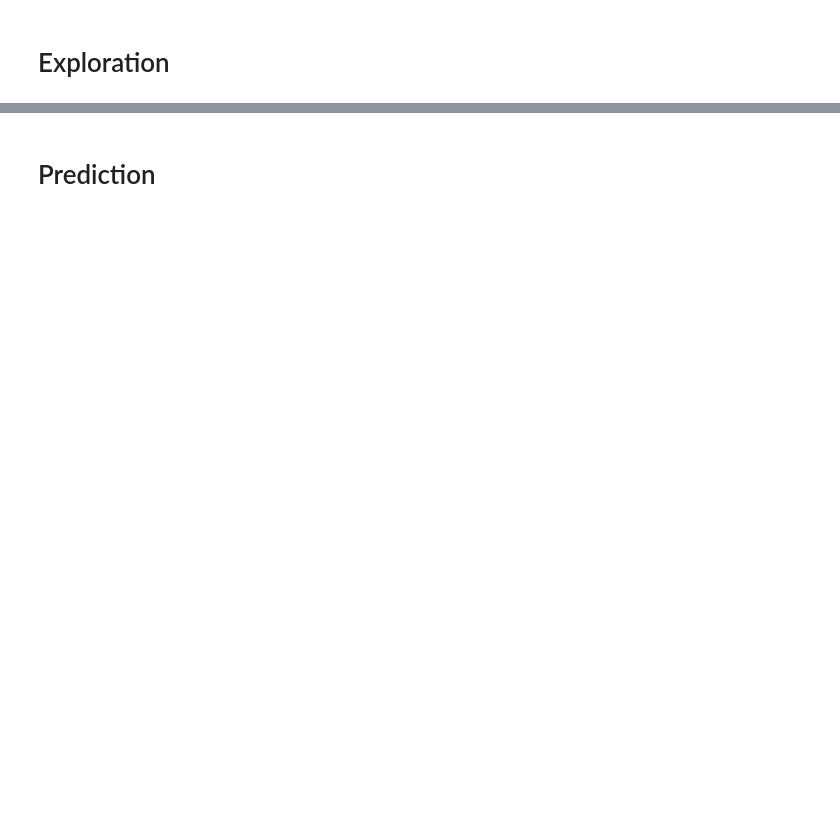
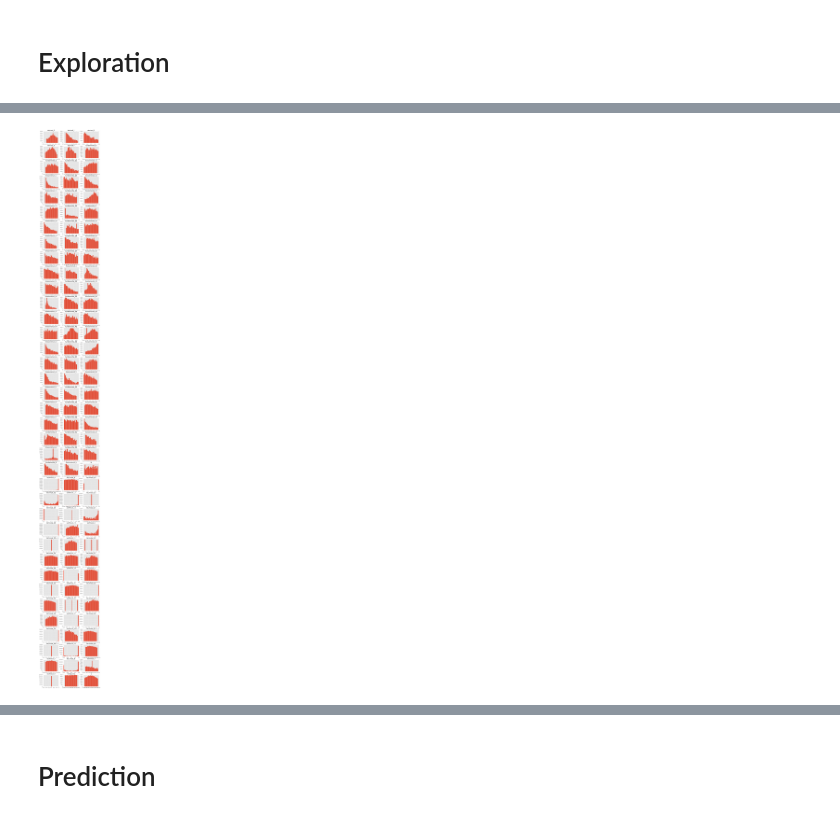
Before and after one commit to vincentqb/kaggle-twosigma, a Jupyter notebook: exploration.ipynb, the cells around one changed output, grey strips where cells are left out. Cells and saved outputs as stored; diff of their text form; code cells hidden in the pictures; blank space fills up the shorter version.

```diff
--- a/exploration.ipynb
+++ b/exploration.ipynb
@@ -52,5 +98,37 @@ print(nas * 100)
 # %%
 # target = df['y']
 # df = df[col]
+# %%
+def remove_outliers(col):
+    """Remove outliers from column."""
+
+    # Ignore missing values
+    col = col.dropna()
+
+    # First quantile
+    q_low = col.quantile(.25)
+    q_high = col.quantile(.75)
+    q_diff = q_high - q_low
+
+    # Add buffer to quantile
+    low = q_low - 1.5 * q_diff
+    high = q_high + 1.5 * q_diff
+
+    # Drop values outside range
+    col[(col > high) | (col < low)] = np.nan
+
+    return col
+
+# Plot histogram after removing outliers
+df.apply(remove_outliers).hist(
+    layout=(-1, 3), figsize=(10, 100), bins=20, sharex=False, sharey=False
+)
+
+# Columns with thin histograms:
+cols_one = ['technical_13', 'technical_16', 'technical_18', 'technical_20', 'technical_30', 'technical_42', 'technical_9', 'technical_10', 'technical_12', 'technical_37', 'technical_38', 'technical_39']
+cols_two = ['technical_10', 'technical_29', 'technical_14', 'technical_43', 'technical_6']
+cols_three = ['technical_22', 'technical_34']
+# %% [output]
+[figure, added]
 # %%
 df.set_index('timestamp')['fundamental_0'].plot()
```
Also changed, not shown: parts of 17 cells of this notebook.
